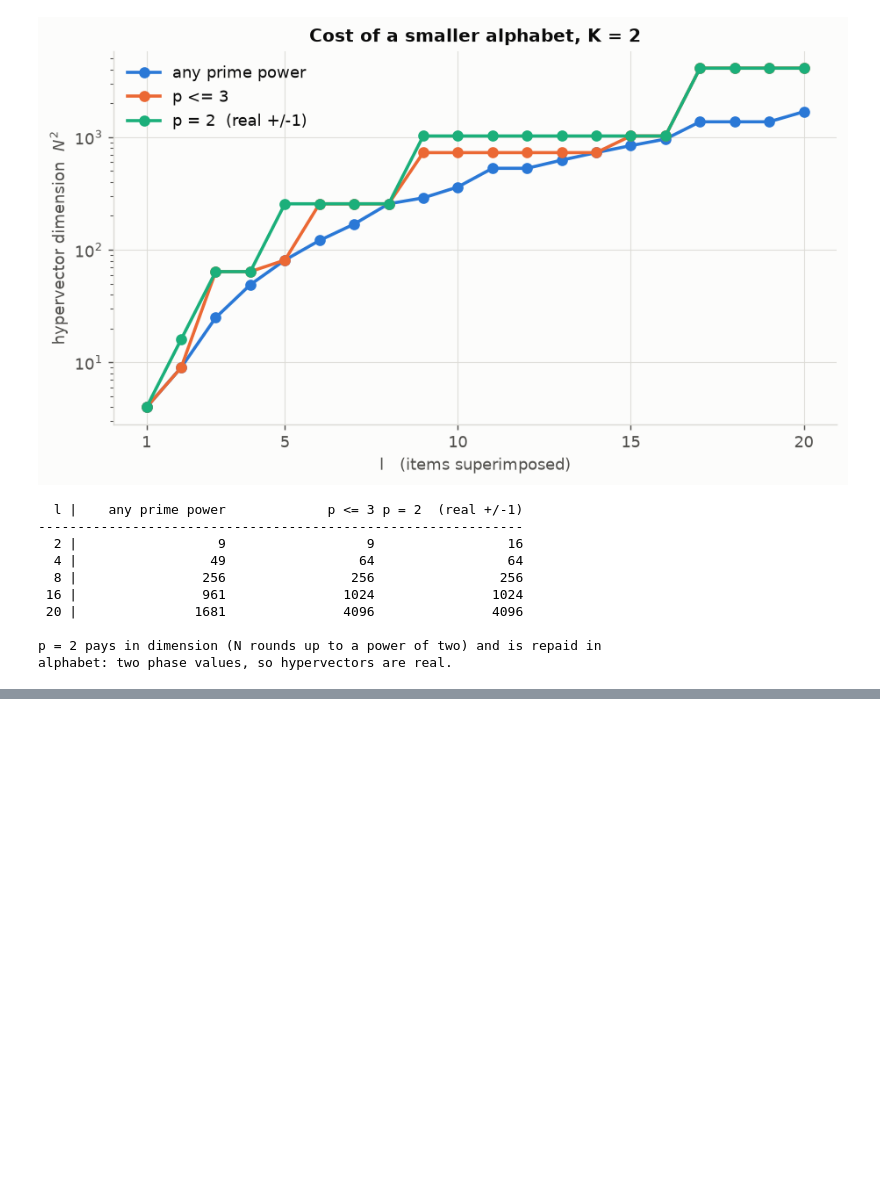
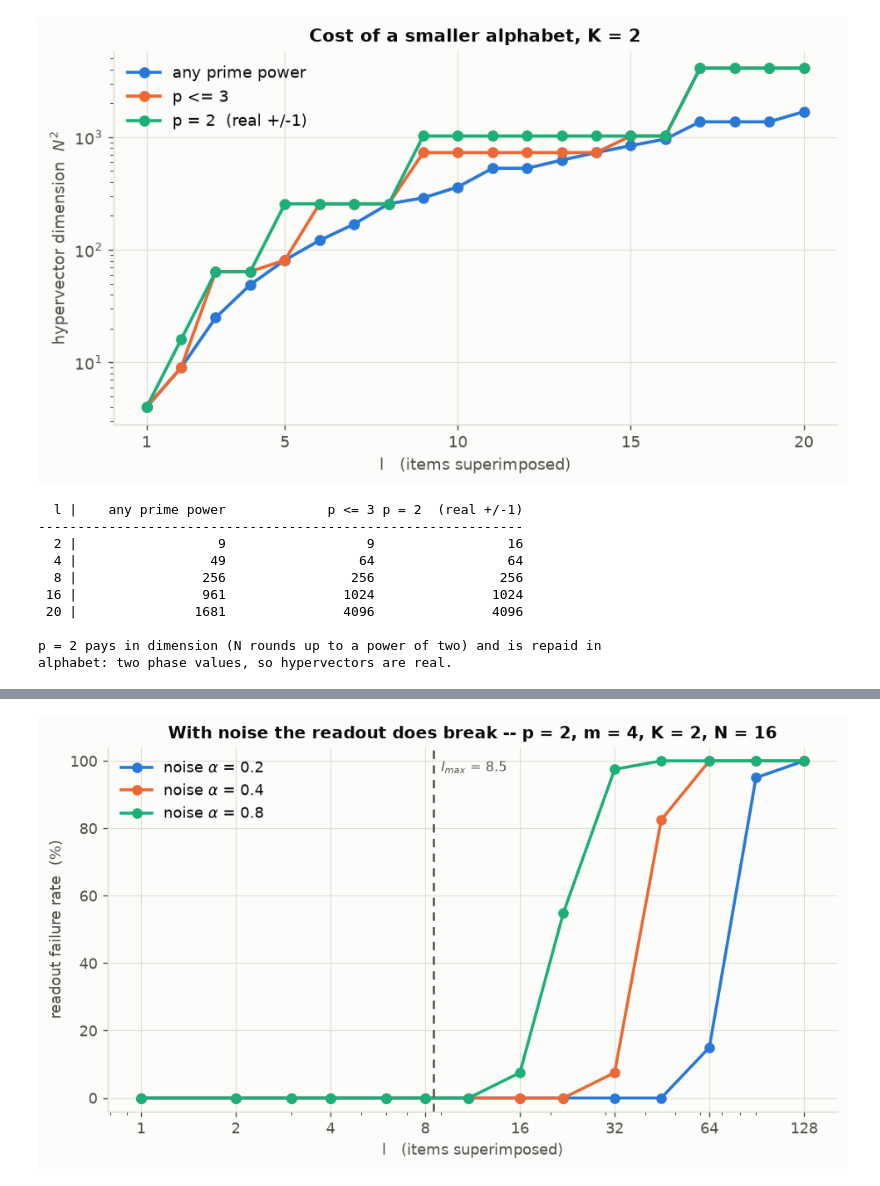
Before and after one commit to Harshahi/HIsto, a Jupyter notebook: encode_m.ipynb, the cells around one changed output, grey strips where cells are left out. Drawn from its saved outputs; the diff is of its cells as text; code cells hidden in the pictures; blank space fills up the shorter version.

```diff
--- a/encode_m.ipynb
+++ b/encode_m.ipynb
@@ -946,0 +977,87 @@ p=17 m=1 K=2  N=17  l_max=9.00
+# %%
+# --- where it actually breaks: the same readout, with noise --------------------------
+def failure_rate(book, l, alpha, trials, rng):
+    """Fraction of trials where NO threshold separates stored from absent items.
+
+    alpha sets the noise level. It is the noise standard deviation per coordinate,
+    expressed as a fraction of the bundle's own root-mean-square amplitude per
+    coordinate -- that is, sqrt(mean(|s_j|^2)) over the dim coordinates, which
+    equals ||s|| / sqrt(dim).
+
+    Scaling the noise to the signal this way makes alpha a signal-to-noise ratio
+    rather than an absolute level, so it does not drift as l changes: ||s|| grows
+    like sqrt(l), and an absolute noise level would therefore get relatively
+    weaker as l rose and would confound the trend being measured.
+
+    alpha is the noise-to-signal amplitude ratio, so the signal-to-noise ratio is
+    1/alpha in amplitude and 1/alpha^2 in power.
+    """
+    size, dim = book.shape
+    bad = 0
+    for _ in range(trials):
+        idx = rng.choice(size, size=min(2 * l, size), replace=False)
+        V, W = book[idx[:l]], book[idx[l:]]
+        s = V.sum(axis=0)
+        # root-mean-square amplitude per coordinate, i.e. sqrt(mean(|s_j|^2))
+        rms = np.linalg.norm(s) / np.sqrt(dim)
+        e = (rng.normal(size=dim) + 1j * rng.normal(size=dim)) / np.sqrt(2)
+        s_noisy = s + alpha * rms * e
+        denom = np.linalg.norm(s_noisy) * np.sqrt(dim)
+        lo = np.abs(V.conj() @ s_noisy).min() / denom
+        hi = np.abs(W.conj() @ s_noisy).max() / denom
+        bad += lo <= hi
+    return 100.0 * bad / trials
+
+
+ALPHAS = [0.2, 0.4, 0.8]
+code = (2, 4, 2)
+N = code[0] ** code[1]
+book = BOOKS[code]
+
+curves = {a: [failure_rate(book, l, a, 40, np.random.default_rng(7))
+              for l in SWEEP_LS] for a in ALPHAS}
+
+fig, ax = plt.subplots(figsize=(7.6, 4.3))
+for i, a in enumerate(ALPHAS):
+    ax.plot(SWEEP_LS, curves[a], color=PAL["series"][i], marker="o",
+            label=f"noise $\\alpha$ = {a}")
+ax.axvline(l_max(N, code[2]), color=PAL["ink2"], linestyle=(0, (4, 3)), linewidth=1.4)
+ax.annotate(f"$l_{{max}}$ = {l_max(N, code[2]):.1f}", (l_max(N, code[2]), 100),
+            xytext=(5, 0), textcoords="offset points", color=PAL["ink2"],
+            fontsize=9, va="top")
+ax.set_xscale("log")
+ax.set_xticks([1, 2, 4, 8, 16, 32, 64, 128])
+ax.get_xaxis().set_major_formatter(mpl.ticker.ScalarFormatter())
+ax.set_xlabel("l   (items superimposed)")
+ax.set_ylabel("readout failure rate  (%)")
+ax.set_ylim(-4, 104)
+ax.set_title(f"With noise the readout does break -- p = {code[0]}, m = {code[1]}, "
+             f"K = {code[2]}, N = {N}")
+ax.legend(loc="upper left")
+fig.tight_layout()
+fig.savefig("figures/failure_vs_l.png", bbox_inches="tight")
+plt.show()
+
+print(f"failure rate (%), {code=}, N={N}, l_max={l_max(N, code[2]):.2f}\n")
+print(f"{'l':>4} " + " ".join(f"{'a=' + str(a):>7}" for a in ALPHAS))
+print("-" * 30)
+for j, l in enumerate(SWEEP_LS):
+    print(f"{l:>4} " + " ".join(f"{curves[a][j]:>6.0f}%" for a in ALPHAS))
+
+# the point of l_max: below it, the readout survives every noise level tested
+for a in ALPHAS:
+    for j, l in enumerate(SWEEP_LS):
+        if l <= l_max(N, code[2]):
+            assert curves[a][j] == 0.0, f"failed at l={l} <= l_max, alpha={a}"
+print("\nwhat each alpha means as a signal-to-noise ratio:")
+print(f"  {'alpha':>6} {'noise / signal':>15} {'amplitude ratio':>16} "
+      f"{'power ratio':>12} {'in decibels':>12}")
+for a in ALPHAS:
+    print(f"  {a:>6} {a:>14.0%} {1 / a:>15.2f}x {1 / a ** 2:>11.2f}x "
+          f"{10 * np.log10(1 / a ** 2):>9.1f} dB")
+
+print(f"\nAt every noise level tested, l <= l_max = {l_max(N, code[2]):.1f} never fails.")
+print("Past it the breakdown point depends on how much noise there is -- which is")
+print("exactly what a sufficient condition should look like.")
+# %% [output]
+[figure, added]
```
Also changed, not shown: parts of 4 cells of this notebook, 13 other files.
